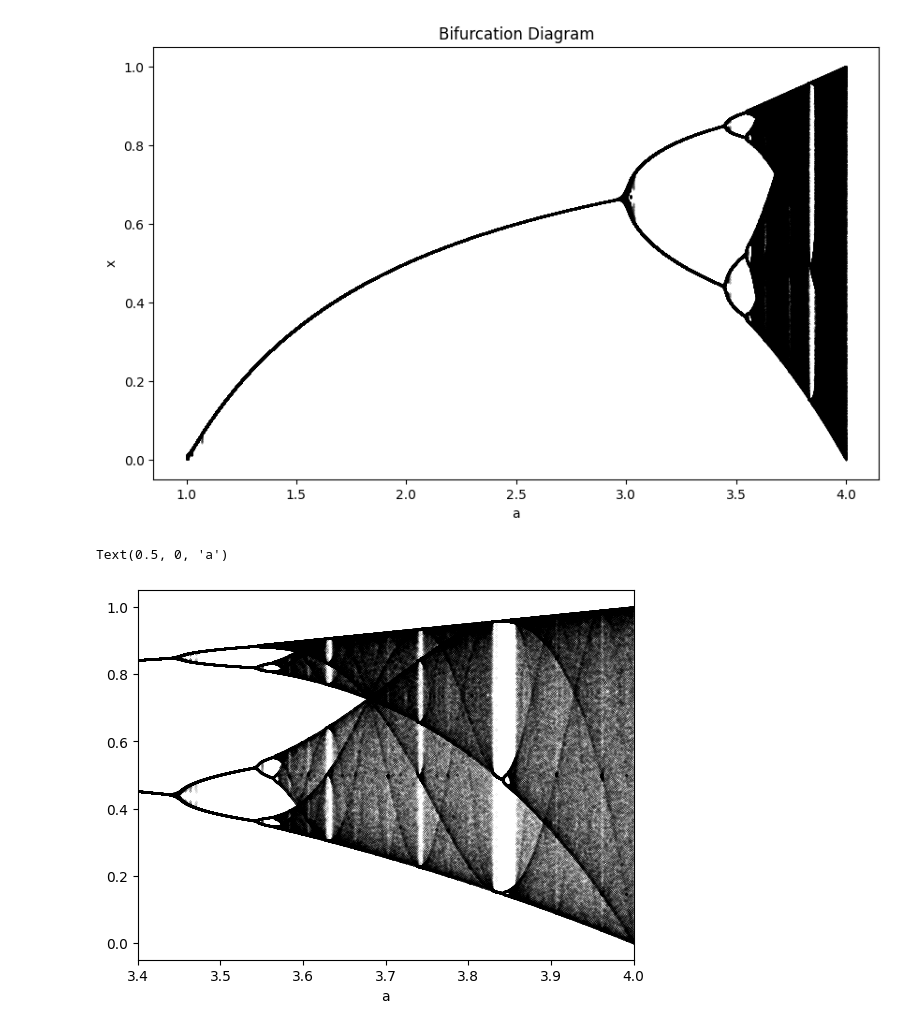
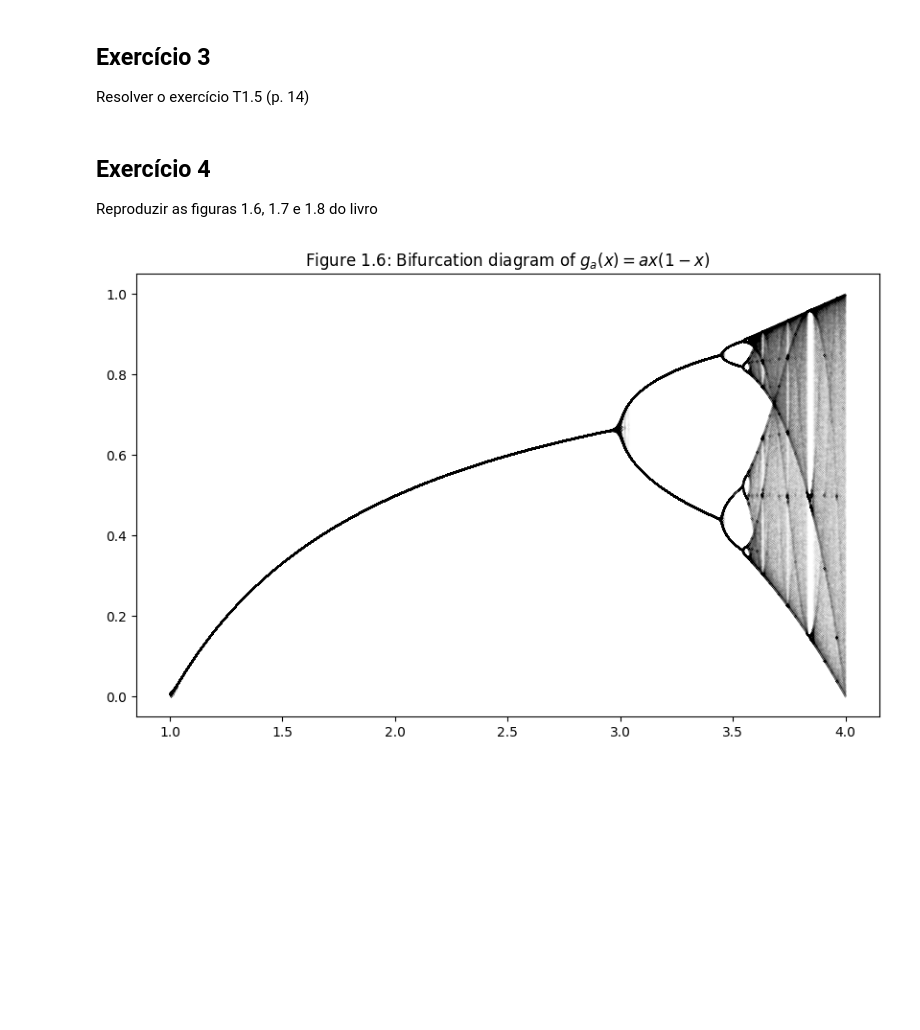
Before and after one commit to vini-fda/FM_223_Lista1, a Jupyter notebook: lista1.ipynb, the cells around one changed output. Saved outputs shown, nothing was run; the diff lists cells and outputs as text; code cells hidden in the pictures; blank space fills up the shorter version.

```diff
--- a/lista1.ipynb
+++ b/lista1.ipynb
@@ -63,3 +85,11 @@ plt.plot(xpb, ypb, 'b--')
+# %% [markdown]
+## Exercício 3
+
+Resolver o exercício T1.5 (p. 14)
+# %% [markdown]
+## Exercício 4
+
+Reproduzir as figuras 1.6, 1.7 e 1.8 do livro
 # %%
 # Reproduzir as figuras 1.6, 1.7 e 1.8 do livro
 # Figure 1.6: bifurcation diagram of g_a(x) = a*x*(1-x)
@@ -73,36 +103,25 @@ plt.plot(xpb, ypb, 'b--')
 # %%
 num_iterations = 100
 dx = 1e-4
 num_points = num_iterations * len(np.arange(1, 4, dx))
-all_as = np.empty(num_points)
-all_xs = np.empty(num_points)
+av = np.empty(num_points)
+xv = np.empty(num_points)
 
 index = 0
 for a in np.arange(1, 4, dx):
     x = np.random.rand()
     for _ in range(100):  # Discard the first 100 iterates
         x = a * x * (1 - x)
     for _ in range(100):
         x = a * x * (1 - x)
-        all_as[index] = a
-        all_xs[index] = x
+        av[index] = a
+        xv[index] = x
         index += 1
 
 # Plotting
 plt.figure(figsize=(10, 6))
-plt.scatter(all_as, all_xs, s=0.1, c='black', marker='.')
-plt.xlabel('a')
-plt.ylabel('x')
-plt.title('Bifurcation Diagram')
+plt.scatter(av, xv, s=0.0001, c='black', marker='.')
+plt.title('Figure 1.6: Bifurcation diagram of $g_a(x) = ax(1-x)$')
 plt.show()
 # %% [output]
-[figure, old version]
+[figure, new version]
-# %%
-# plot all_as, all_xs from 3.4 <= a <= 4.0
-# Figura 1.7 (a)
-plt.plot(all_as, all_xs, 'k.', markersize=0.1)
-plt.xlim(3.4, 4.0)
-plt.xlabel('a')
-# %% [output]
-Text(0.5, 0, 'a')
-[figure, removed]
```
Also changed, not shown: parts of 8 cells of this notebook.
